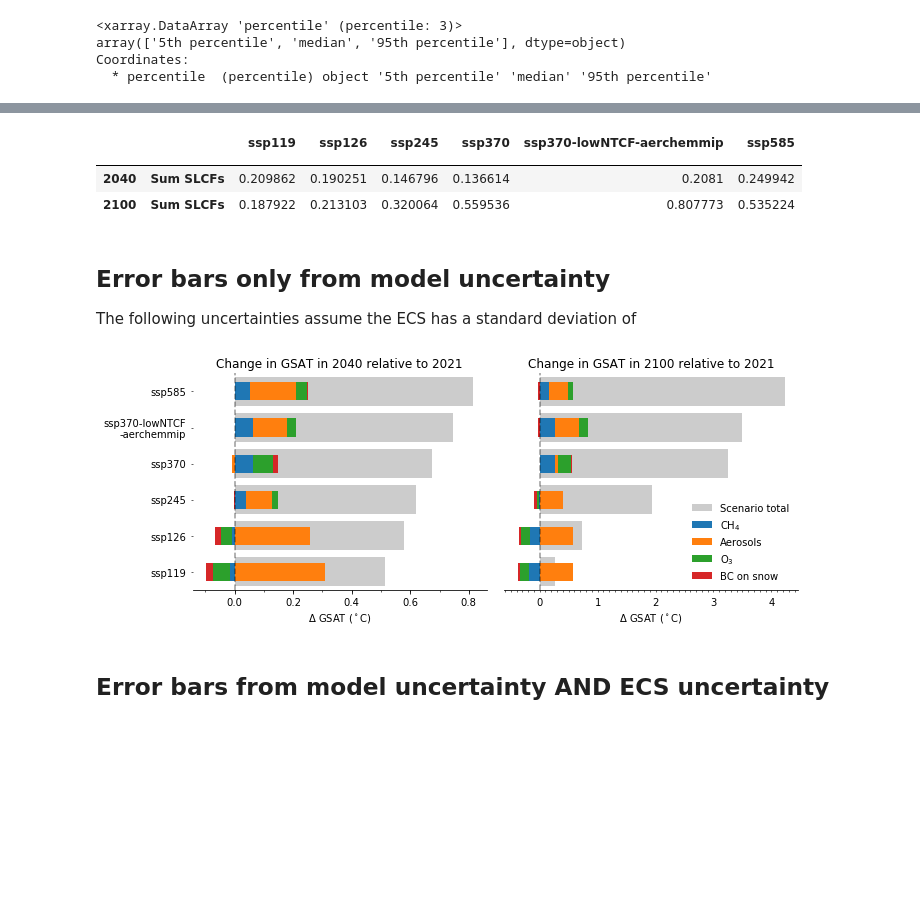
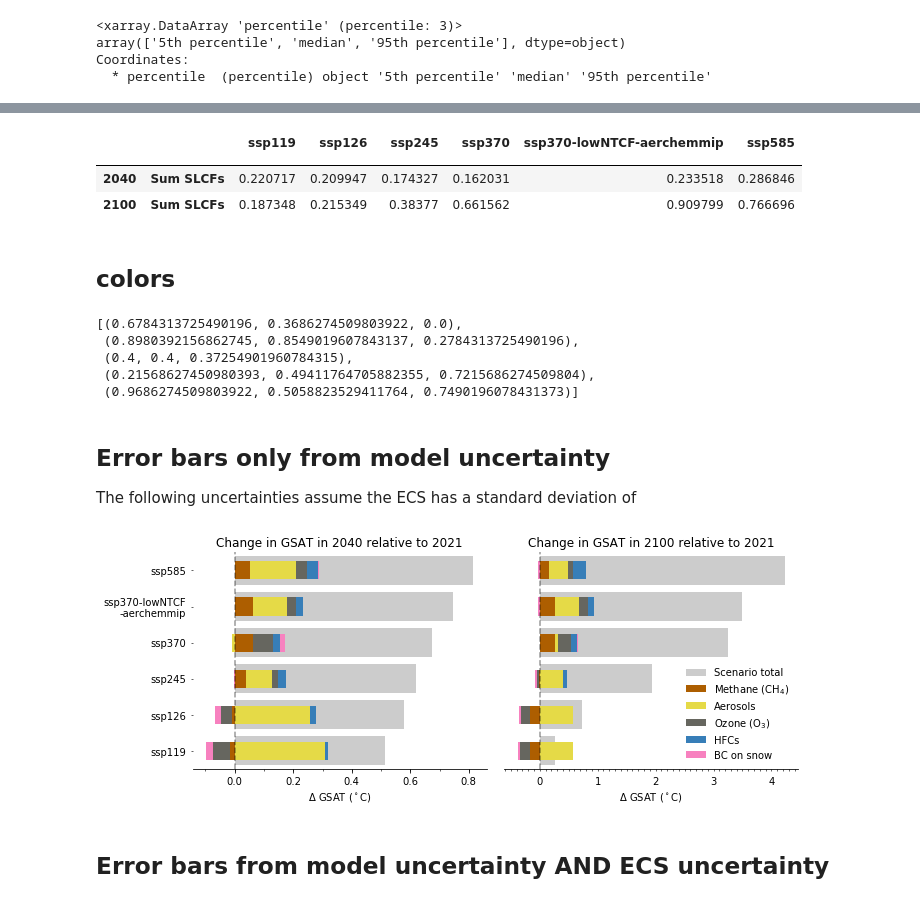
Before and after one commit to sarambl/AR6_CH6_RCMIPFIGS, a Jupyter notebook: ar6_ch6_rcmipfigs/notebooks/3-2_delta_T_plot_bar_stacked.ipynb, the cells around one changed output, grey strips where cells are left out. Saved outputs shown, nothing was run; the diff lists cells and outputs as text; code cells hidden in the pictures; blank space fills up the shorter version.

```diff
--- a/ar6_ch6_rcmipfigs/notebooks/3-2_delta_T_plot_bar_stacked.ipynb
+++ b/ar6_ch6_rcmipfigs/notebooks/3-2_delta_T_plot_bar_stacked.ipynb
@@ -97,14 +87,15 @@ perc95 = '95th percentile'
 variables_tot = ['Total']
 variables_sum = ['Sum SLCFs']
 
-def setup_table_prop(scenario_n='', years=None, variabs=None, scens=None):
-    if variabs is None:
-        variabs = variables_erf_comp
-    if years is None:
-        years = ['2040', '2100']
+
+def setup_table_prop(scenario_n='', yrs=None, _vlist=None, scens=None):
+    if _vlist is None:
+        _vlist = variables_erf_comp
+    if yrs is None:
+        yrs = ['2040', '2100']
     if scens is None:
         scens = scenarios_fl
-    its = [years, variabs]
+    its = [yrs, _vlist]
     _i = pd.MultiIndex.from_product(its, names=['', ''])
     table = pd.DataFrame(columns=scens, index=_i)  # .transpose()
     table.index.name = scenario_n
@@ -305,13 +279,15 @@ vall = 'Delta T'
 # %%
-tabel_dT_sum_slcf = table_of_stats_varsums(ds_sum, scenarios_fl, 'Sum SLCFs', 'Sum SLCFs', years, ref_year)
-tabel_dT_sum_slcf_5 = table_of_stats_varsums(ds_sum, scenarios_fl, 'Sum SLCFs', 'Sum SLCFs', years, ref_year, sts='5th percentile')
-tabel_dT_sum_slcf_95 = table_of_stats_varsums(ds_sum, scenarios_fl, 'Sum SLCFs', 'Sum SLCFs', years, ref_year, sts='95th percentile')
+tabel_dT_sum_slcf = table_of_stats_varsums(ds_sum,  'Sum SLCFs', 'Sum SLCFs', years, ref_year)
+tabel_dT_sum_slcf_5 = table_of_stats_varsums(ds_sum,  'Sum SLCFs', 'Sum SLCFs', years, ref_year,
+                                             sts='5th percentile')
+tabel_dT_sum_slcf_95 = table_of_stats_varsums(ds_sum,  'Sum SLCFs', 'Sum SLCFs', years, ref_year,
+                                              sts='95th percentile')
 tabel_dT_sum_slcf
 # %% [output]
 |  |  | ssp119 | ssp126 | ssp245 | ssp370 | ssp370-lowNTCF-aerchemmip | ssp585 |
 |  |  |  |  |  |  |  |  |
-| 2040 | Sum SLCFs | 0.209862 | 0.190251 | 0.146796 | 0.136614 | 0.2081 | 0.249942 |
-| 2100 | Sum SLCFs | 0.187922 | 0.213103 | 0.320064 | 0.559536 | 0.807773 | 0.535224 |
+| 2040 | Sum SLCFs | 0.220717 | 0.209947 | 0.174327 | 0.162031 | 0.233518 | 0.286846 |
+| 2100 | Sum SLCFs | 0.187348 | 0.215349 | 0.38377 | 0.661562 | 0.909799 | 0.766696 |
 # %%
 rn_dic = {}
 for v in variables_all:
@@ -319,12 +295,23 @@ for v in variables_all:
 # %%
 tabel_dT_slcfs = tabel_dT_slcfs.rename(rn_dic)
+# %% [markdown]
+## colors
+# %%
+cdic = get_cmap_dic(variables_erf_comp)  # , palette='colorblind'):
+ls = [cdic[key] for key in variables_erf_comp]
+ls
+# %% [output]
+[(0.6784313725490196, 0.3686274509803922, 0.0),
+ (0.8980392156862745, 0.8549019607843137, 0.2784313725490196),
+ (0.4, 0.4, 0.37254901960784315),
+ (0.21568627450980393, 0.49411764705882355, 0.7215686274509804),
+ (0.9686274509803922, 0.5058823529411764, 0.7490196078431373)]
 # %% [markdown]
 ## Error bars only from model uncertainty
 The following uncertainties assume the ECS has a standard deviation of
 # %%
 from ar6_ch6_rcmipfigs.constants import RESULTS_DIR
 from matplotlib.ticker import (MultipleLocator)
-import matplotlib.pyplot as plt
 
 fig, axs = plt.subplots(1, len(years), figsize=[10, 4], sharex=False, sharey=True)
 tits = ['Near Term surface temperature change (2040 relative to 2021)',
@@ -334,12 +321,14 @@ for yr, ax, tit in zip(years, axs, tits):
     ntot = 'Scenario total'
     # Pick out year and do various renames:
     # Total antropogenic
-    tot_yr = tabel_dT_anthrop.loc[yr].rename({'Total': ntot, 'ssp370-lowNTCF-aerchemmip': 'ssp370-lowNTCF\n-aerchemmip'})
+    tot_yr = tabel_dT_anthrop.loc[yr].rename(
+        {'Total': ntot, 'ssp370-lowNTCF-aerchemmip': 'ssp370-lowNTCF\n-aerchemmip'})
     # Sum SLCFs
-    sum_yr = tabel_dT_sum_slcf.loc[yr].rename({'Total': ntot, 'ssp370-lowNTCF-aerchemmip': 'ssp370-lowNTCF\n-aerchemmip'})
+    sum_yr = tabel_dT_sum_slcf.loc[yr].rename(
+        {'Total': ntot, 'ssp370-lowNTCF-aerchemmip': 'ssp370-lowNTCF\n-aerchemmip'})
     # Plot bars for anthropopogenic total:
     ax.barh(tot_yr.transpose().index, tot_yr.transpose()[ntot].values, color='k', label='Scenario total', alpha=.2,
-           )
+            )
     # Plot bars for SLCFs total:
     ntot = 'Sum SLCFs'
     s_x = sum_yr.transpose().index
@@ -348,39 +337,39 @@ for yr, ax, tit in zip(years, axs, tits):
     # Plot stacked plot of components:
     _tab = tabel_dT_slcfs.loc[yr].transpose().rename({'ssp370-lowNTCF-aerchemmip': 'ssp370-lowNTCF\n-aerchemmip'})
 
-    a = _tab.plot(kind='barh', stacked=True, ax=ax, legend=(yr != '2040'))  # , grid=True)#stac)
+    a = _tab.plot(kind='barh', stacked=True, ax=ax, color=ls, legend=(yr != '2040'))  # , grid=True)#stac)
     if not yr == '2040':
         ax.legend(frameon=False)  # [l],labels=['Sce!!nario total'], loc = 4)#'lower right')
     # Zero line:
     ax.axvline(0, linestyle='--', color='k', alpha=0.4)
     ax.set_title(tit)
     ax.set_xlabel('$\Delta$ GSAT ($^\circ$C)')
     ax.xaxis.set_minor_locator(MultipleLocator(.1))
-    #ax.grid(axis='y', which='major')
+    # ax.grid(axis='y', which='major')
 
 ax = axs[0]
 
 ax.spines['right'].set_visible(False)
 ax.spines['top'].set_visible(False)
 ax.spines['left'].set_visible(False)
-ax.tick_params( right=False, left=False)#, color='w')
+ax.tick_params(right=False, left=False)  # , color='w')
 
 ax = axs[1]
 ax.spines['right'].set_visible(False)
 ax.spines['top'].set_visible(False)
 ax.spines['left'].set_visible(False)
 ax.tick_params(labelleft=False, right=False, left=False, color='w')
-ax.tick_params(labelright=False, labelleft=False, right=False, left=False,  color='w')
+ax.tick_params(labelright=False, labelleft=False, right=False, left=False, color='w')
 ax.yaxis.set_visible(False)
 plt.tight_layout()
 
 fn = RESULTS_DIR / 'figures/stack_bar_influence_years.png'
 plt.tight_layout()
 ax = plt.gca()
 
 plt.savefig(fn, dpi=300)
 # %% [output]
-[figure, old version]
+[figure, new version]
 # %% [markdown]
 ## Error bars from model uncertainty AND ECS uncertainty
 # %% [markdown]
```
Also changed, not shown: parts of 17 cells of this notebook, 54 other files.
